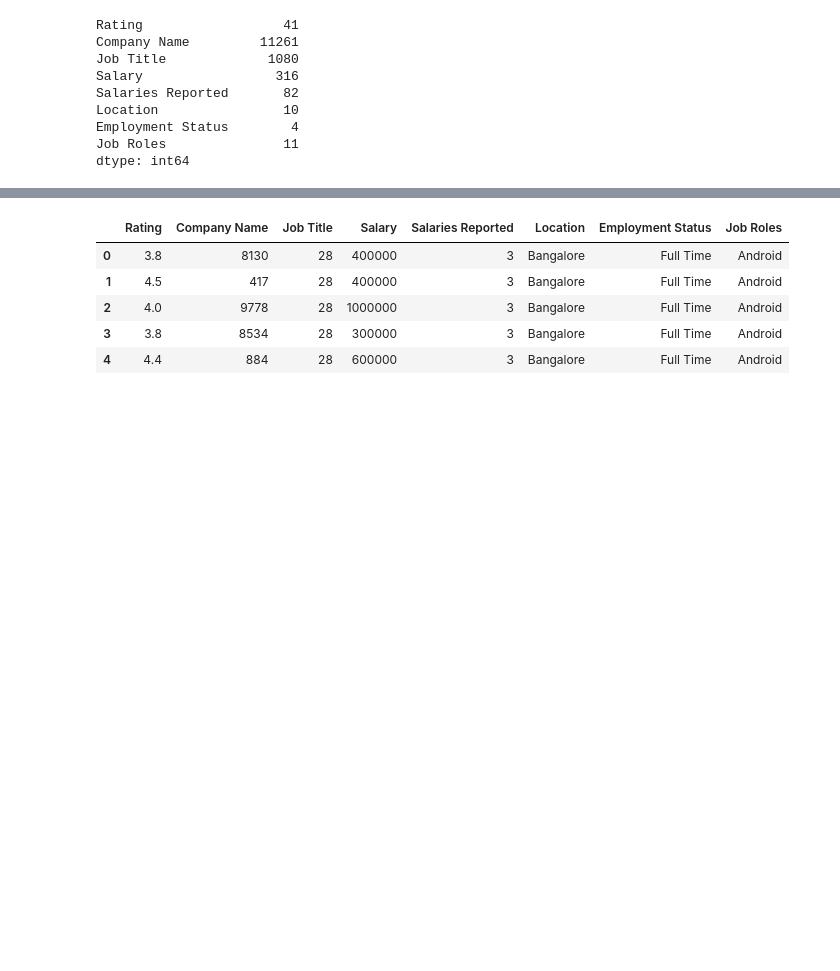
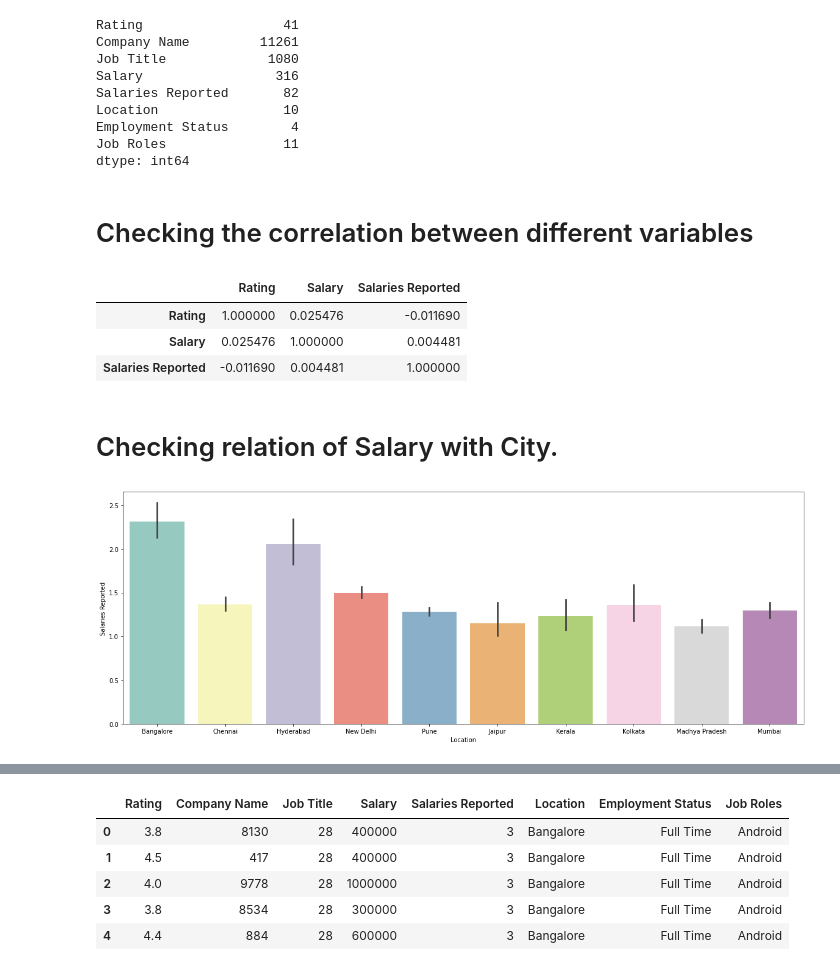
Before and after one commit to pranavsambyal/AI-BackTracking, a Jupyter notebook: DataPreprocessing.ipynb, the cells around one changed output, grey strips where cells are left out. Cells and saved outputs as stored; diff of their text form; code cells hidden in the pictures; blank space fills up the shorter version.

Commit message:
Cleaned data and tried model

```diff
--- a/DataPreprocessing.ipynb
+++ b/DataPreprocessing.ipynb
@@ -36,3 +46,19 @@ Location                10
 Employment Status        4
 Job Roles               11
 dtype: int64
+# %% [markdown]
+# Checking the correlation between different variables
+# %%
+data.corr()
+# %% [output]
+|  | Rating | Salary | Salaries Reported |
+| Rating | 1.000000 | 0.025476 | -0.011690 |
+| Salary | 0.025476 | 1.000000 | 0.004481 |
+| Salaries Reported | -0.011690 | 0.004481 | 1.000000 |
+# %% [markdown]
+# Checking relation of Salary with City.
+# %%
+plot.figure(figsize = (20, 7))
+sns.barplot(x = data["Location"], y = data["Salaries Reported"], palette = "Set3");
+# %% [output]
+[figure, added]
```
Also changed, not shown: parts of 23 cells of this notebook.
